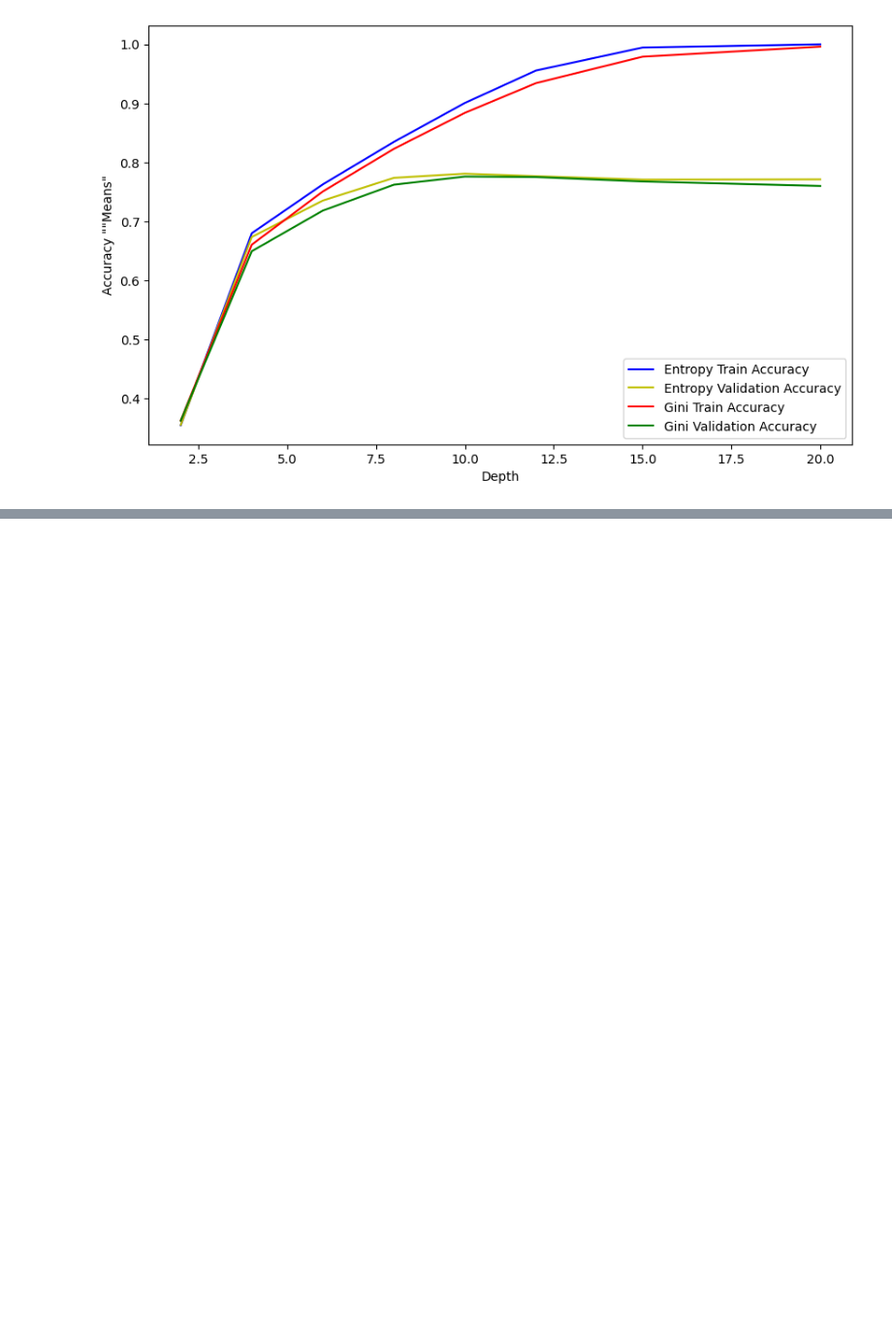
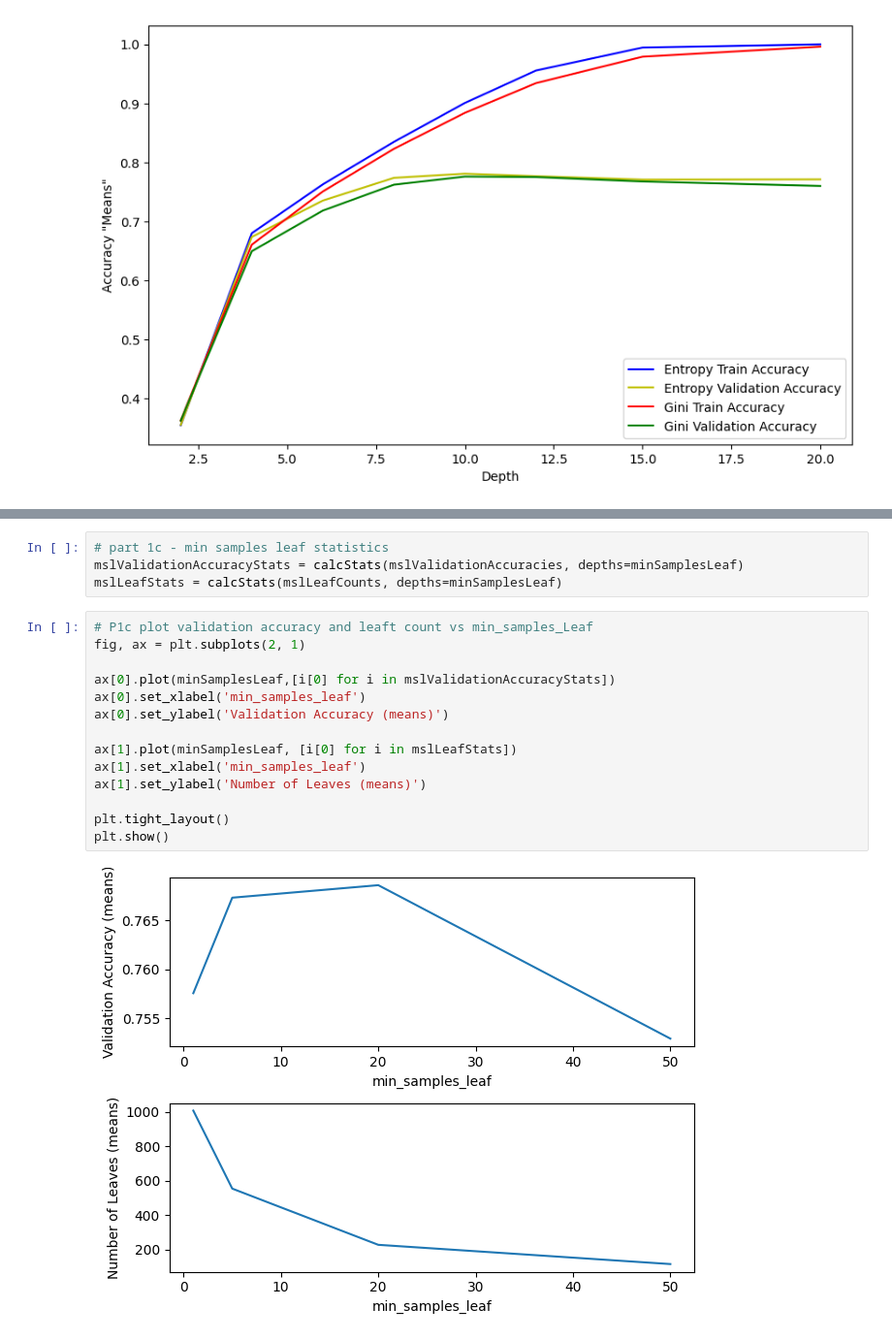
Before and after one commit to JosephAFerguson/CS6037_MachineLearning, a Jupyter notebook: Assignment3/assignment3code.ipynb, the cells around one changed output, grey strips where cells are left out. Shown at 97% size. Saved outputs shown, nothing was run; the diff lists cells and outputs as text; blank space fills up the shorter version.

```diff
--- a/Assignment3/assignment3code.ipynb
+++ b/Assignment3/assignment3code.ipynb
@@ -422,0 +506,20 @@ Best Depth-Limited Tree Validation Accuracy : 0.9264
+# %%
+# part 1c - min samples leaf statistics
+mslValidationAccuracyStats = calcStats(mslValidationAccuracies, depths=minSamplesLeaf)
+mslLeafStats = calcStats(mslLeafCounts, depths=minSamplesLeaf)
+# %%
+# P1c plot validation accuracy and leaft count vs min_samples_Leaf
+fig, ax = plt.subplots(2, 1)
+
+ax[0].plot(minSamplesLeaf,[i[0] for i in mslValidationAccuracyStats])
+ax[0].set_xlabel('min_samples_leaf')
+ax[0].set_ylabel('Validation Accuracy (means)')
+
+ax[1].plot(minSamplesLeaf, [i[0] for i in mslLeafStats])
+ax[1].set_xlabel('min_samples_leaf')
+ax[1].set_ylabel('Number of Leaves (means)')
+
+plt.tight_layout()
+plt.show()
+# %% [output]
+[figure, added]
```
Also changed, not shown: parts of 27 cells of this notebook, 30 other files.
